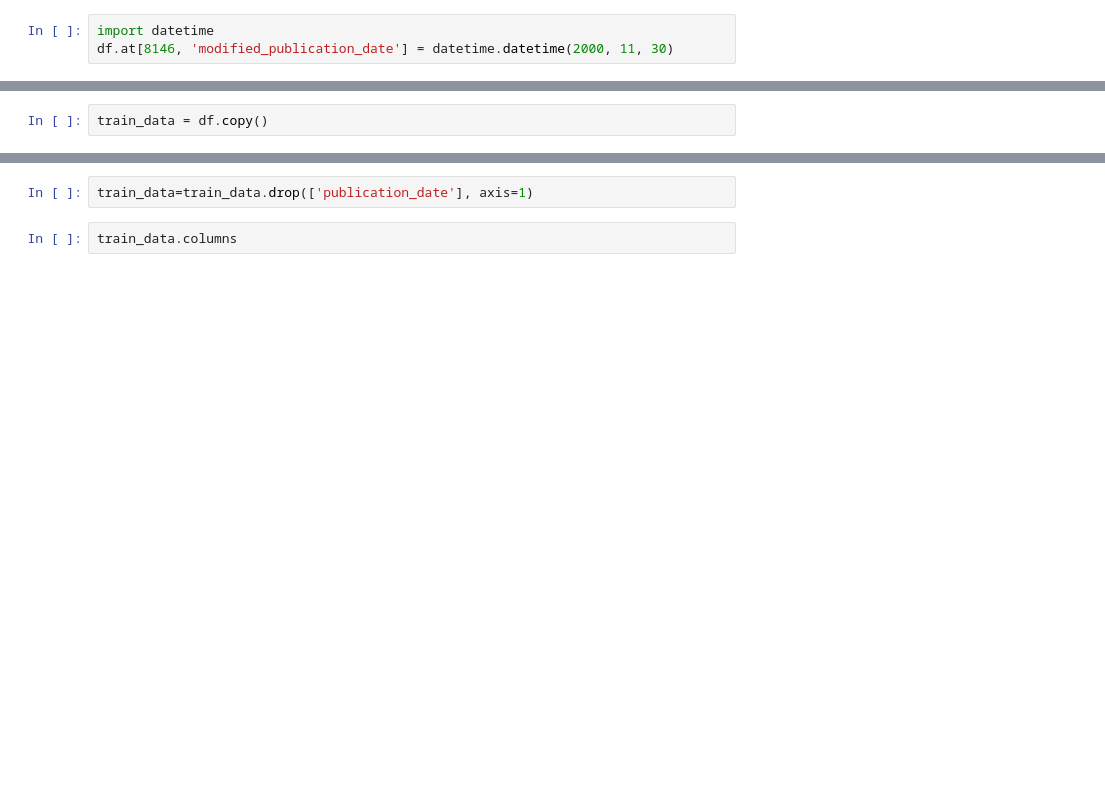
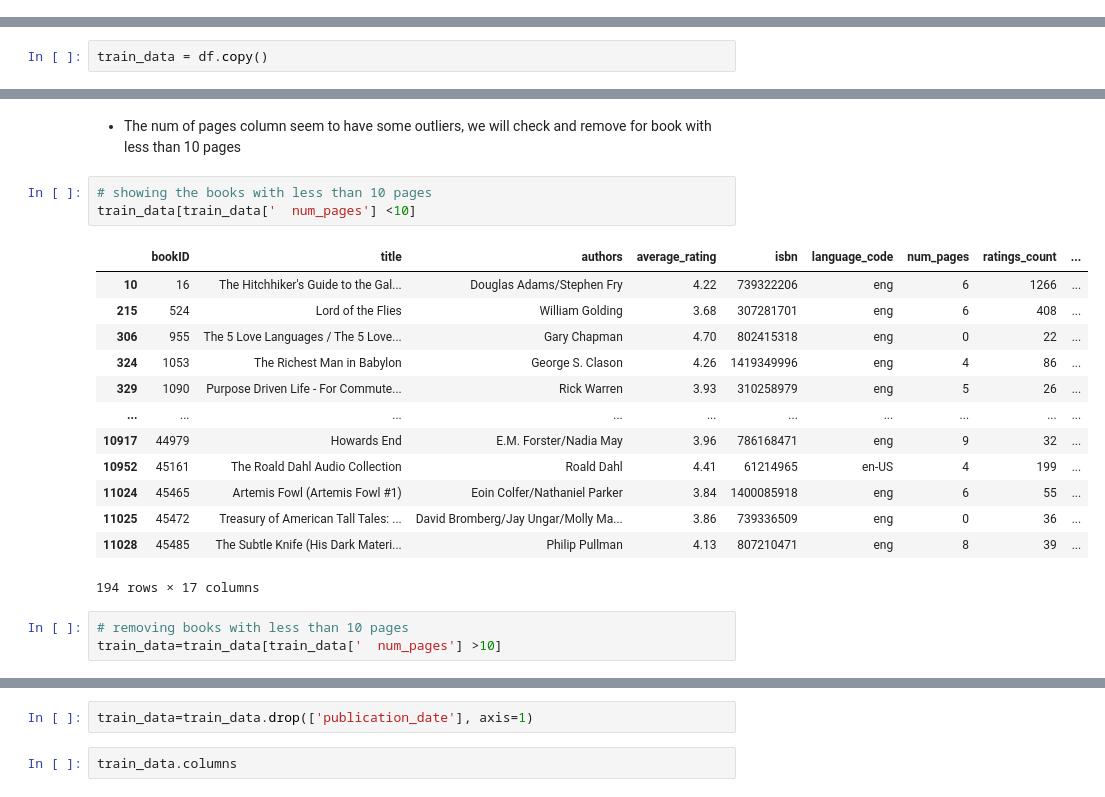
Before and after one commit to Madeleine-star/Python-Machine-Learning-Labs, a Jupyter notebook: First Iteration/Model_Training.ipynb, the cells around one changed output, grey strips where cells are left out. Saved outputs shown, nothing was run; the diff lists cells and outputs as text; blank space fills up the shorter version.

```diff
--- a/First Iteration/Model_Training.ipynb
+++ b/First Iteration/Model_Training.ipynb
@@ -236,3 +164,0 @@ df['publication_year'] = pd.to_datetime(df['modified_publication_date']).dt.year
-# %%
-import datetime
-df.at[8146, 'modified_publication_date'] = datetime.datetime(2000, 11, 30)
@@ -277,0 +201,22 @@ Index(['bookID', 'title', 'authors', 'average_rating', 'isbn', 'language_code',
+# %% [markdown]
+* The num of pages column seem to have some outliers, we will check and remove for book with less than 10 pages
+# %%
+# showing the books with less than 10 pages
+train_data[train_data['  num_pages'] <10]
+# %% [output]
+|  | bookID | title | authors | average_rating | isbn | language_code | num_pages | ratings_count | ... |
+| 10 | 16 | The Hitchhiker's Guide to the Gal... | Douglas Adams/Stephen Fry | 4.22 | 739322206 | eng | 6 | 1266 | ... |
+| 215 | 524 | Lord of the Flies | William Golding | 3.68 | 307281701 | eng | 6 | 408 | ... |
+| 306 | 955 | The 5 Love Languages / The 5 Love... | Gary Chapman | 4.70 | 802415318 | eng | 0 | 22 | ... |
+| 324 | 1053 | The Richest Man in Babylon | George S. Clason | 4.26 | 1419349996 | eng | 4 | 86 | ... |
+| 329 | 1090 | Purpose Driven Life - For Commute... | Rick Warren | 3.93 | 310258979 | eng | 5 | 26 | ... |
+| ... | ... | ... | ... | ... | ... | ... | ... | ... | ... |
+| 10917 | 44979 | Howards End | E.M. Forster/Nadia May | 3.96 | 786168471 | eng | 9 | 32 | ... |
+| 10952 | 45161 | The Roald Dahl Audio Collection | Roald Dahl | 4.41 | 61214965 | en-US | 4 | 199 | ... |
+| 11024 | 45465 | Artemis Fowl (Artemis Fowl #1) | Eoin Colfer/Nathaniel Parker | 3.84 | 1400085918 | eng | 6 | 55 | ... |
+| 11025 | 45472 | Treasury of American Tall Tales: ... | David Bromberg/Jay Ungar/Molly Ma... | 3.86 | 739336509 | eng | 0 | 36 | ... |
+| 11028 | 45485 | The Subtle Knife (His Dark Materi... | Philip Pullman | 4.13 | 807210471 | eng | 8 | 39 | ... |
+194 rows × 17 columns
+# %%
+# removing books with less than 10 pages
+train_data=train_data[train_data['  num_pages'] >10]
```
Also changed, not shown: parts of 119 cells of this notebook, 3 other files.
